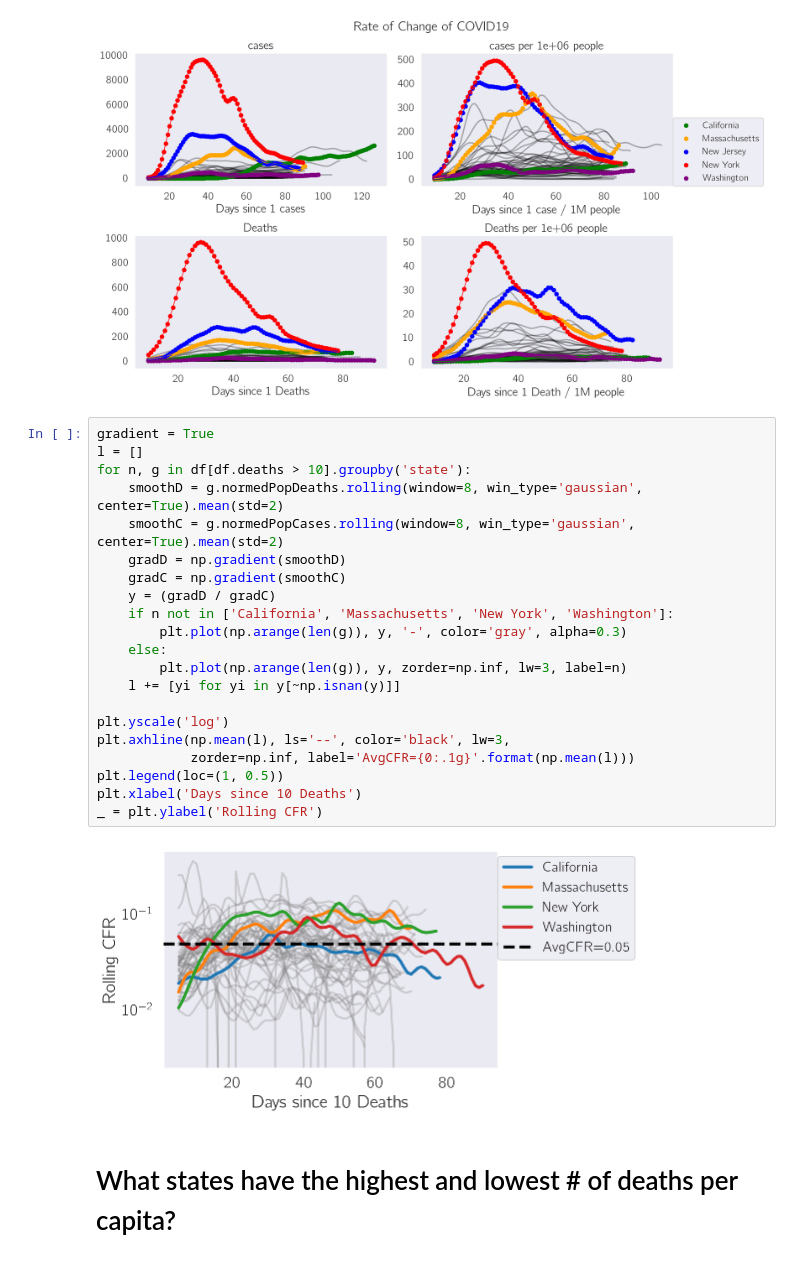
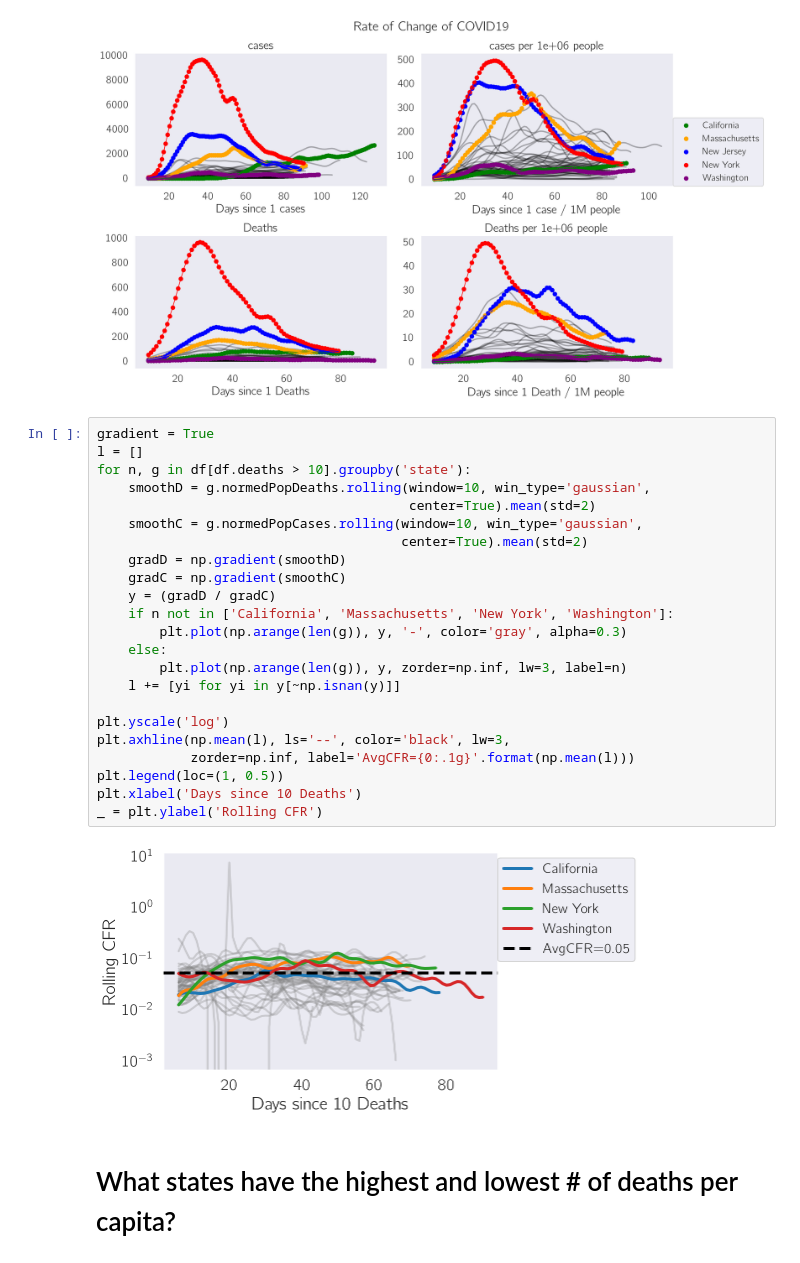
Before and after one commit to dangeles/dangeles.github.io, a Jupyter notebook: jupyter/covid19_rolling.ipynb, the cells around one changed output. Drawn from its saved outputs; the diff is of its cells as text.

```diff
--- a/jupyter/covid19_rolling.ipynb
+++ b/jupyter/covid19_rolling.ipynb
@@ -142,26 +142,28 @@ _ = ax[0, 1].legend(loc=(1, 0))
 # %%
 gradient = True
 l = []
 for n, g in df[df.deaths > 10].groupby('state'):
-    smoothD = g.normedPopDeaths.rolling(window=8, win_type='gaussian', center=True).mean(std=2)
-    smoothC = g.normedPopCases.rolling(window=8, win_type='gaussian', center=True).mean(std=2)
+    smoothD = g.normedPopDeaths.rolling(window=10, win_type='gaussian',
+                                        center=True).mean(std=2)
+    smoothC = g.normedPopCases.rolling(window=10, win_type='gaussian',
+                                       center=True).mean(std=2)
     gradD = np.gradient(smoothD)
     gradC = np.gradient(smoothC)
     y = (gradD / gradC)
     if n not in ['California', 'Massachusetts', 'New York', 'Washington']:
         plt.plot(np.arange(len(g)), y, '-', color='gray', alpha=0.3)
     else:
         plt.plot(np.arange(len(g)), y, zorder=np.inf, lw=3, label=n)
     l += [yi for yi in y[~np.isnan(y)]]
 
 plt.yscale('log')
 plt.axhline(np.mean(l), ls='--', color='black', lw=3,
             zorder=np.inf, label='AvgCFR={0:.1g}'.format(np.mean(l)))
 plt.legend(loc=(1, 0.5))
 plt.xlabel('Days since 10 Deaths')
 _ = plt.ylabel('Rolling CFR')
 # %% [output]
-[figure, old version]
+[figure, new version]
 # %% [markdown]
 # What states have the highest and lowest # of deaths per capita?
 # %%
```
Also changed, not shown: parts of 6 cells of this notebook, 2 other files.
